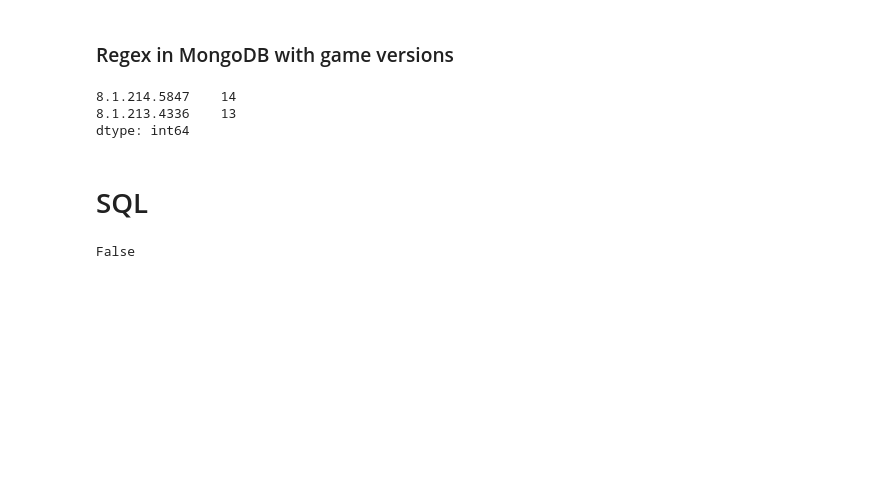
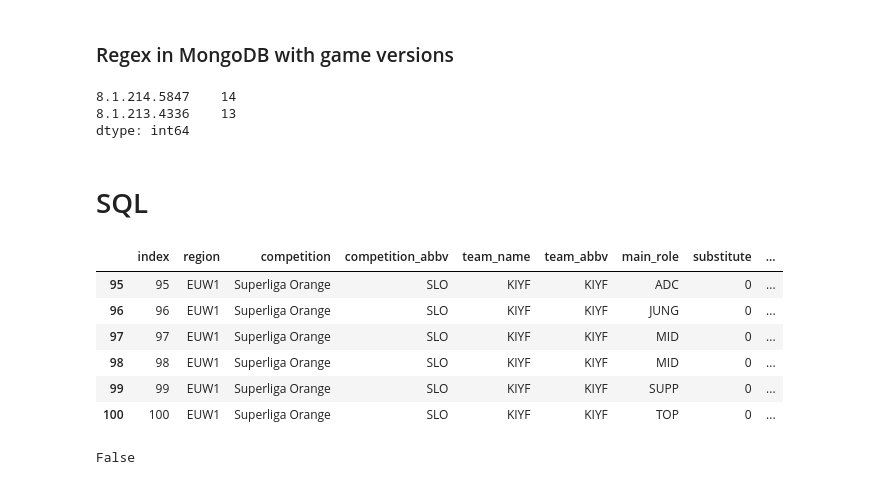
Before and after one commit to esports-bits/lol-data-solution, a Jupyter notebook: slds/db_test.ipynb, the cells around one changed output. Cells and saved outputs as stored; diff of their text form; code cells hidden in the pictures; blank space fills up the shorter version.

```diff
--- a/slds/db_test.ipynb
+++ b/slds/db_test.ipynb
@@ -69,5 +71,15 @@ pd.read_csv
 # %%
 df1 = pd.read_sql_table(con=cnx, table_name='soloq')
+# %%
+df1.loc[df1.team_abbv == 'KIYF']
+# %% [output]
+|  | index | region | competition | competition_abbv | team_name | team_abbv | main_role | substitute | ... |
+| 95 | 95 | EUW1 | Superliga Orange | SLO | KIYF | KIYF | ADC | 0 | ... |
+| 96 | 96 | EUW1 | Superliga Orange | SLO | KIYF | KIYF | JUNG | 0 | ... |
+| 97 | 97 | EUW1 | Superliga Orange | SLO | KIYF | KIYF | MID | 0 | ... |
+| 98 | 98 | EUW1 | Superliga Orange | SLO | KIYF | KIYF | MID | 0 | ... |
+| 99 | 99 | EUW1 | Superliga Orange | SLO | KIYF | KIYF | SUPP | 0 | ... |
+| 100 | 100 | EUW1 | Superliga Orange | SLO | KIYF | KIYF | TOP | 0 | ... |
 # %%
 cnx.close()
 # %%
```
Also changed, not shown: parts of 3 cells of this notebook, 2 other files.
